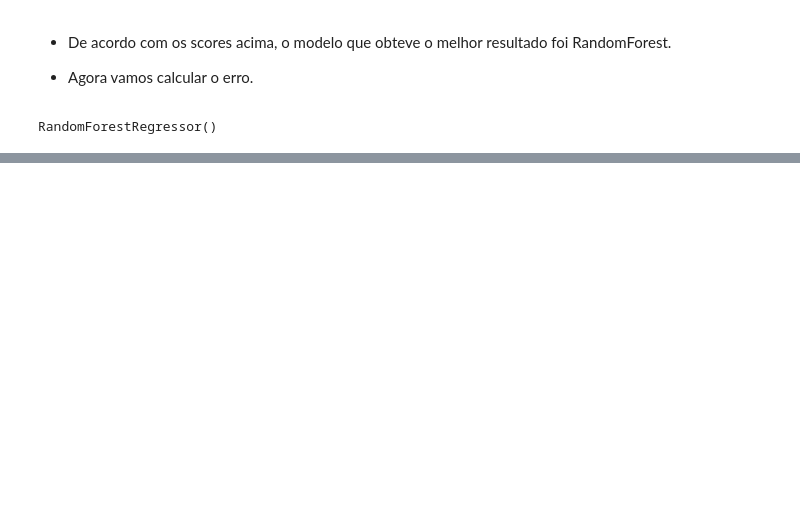
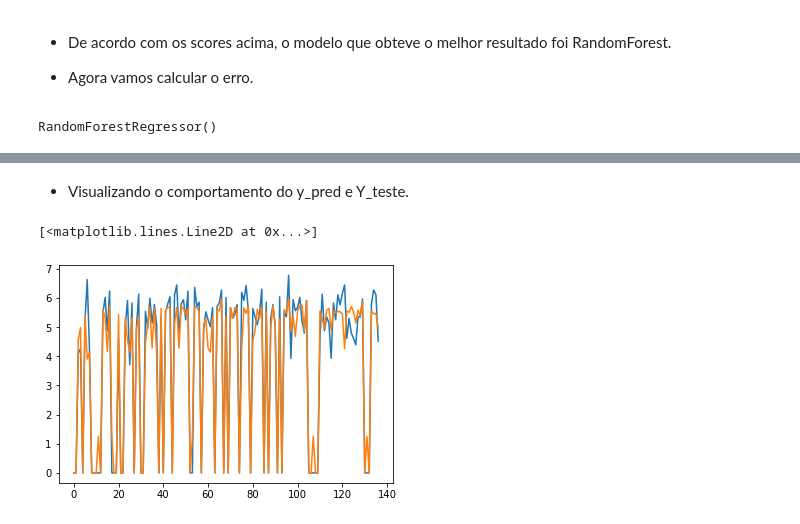
Before and after one commit to robertferro/previsao_faturamento_studio_estetica, a Jupyter notebook: 2 - Machine learning/Regressão/previsao_faturamento_modelos_machine_learning_get_dummies.ipynb, the cells around one changed output, grey strips where cells are left out. Drawn from its saved outputs; the diff is of its cells as text; code cells hidden in the pictures; blank space fills up the shorter version.

```diff
--- a/2 - Machine learning/Regressão/previsao_faturamento_modelos_machine_learning_get_dummies.ipynb
+++ b/2 - Machine learning/Regressão/previsao_faturamento_modelos_machine_learning_get_dummies.ipynb
@@ -456,0 +452,8 @@ R2 = 0.93584263
+# %% [markdown]
+ - Visualizando o comportamento do y_pred e Y_teste.
+# %%
+plt.plot(Y_teste.values)
+plt.plot(y_pred)
+# %% [output]
+[<matplotlib.lines.Line2D at 0x...>]
+[figure, added]
```
Also changed, not shown: parts of 6 cells of this notebook.
